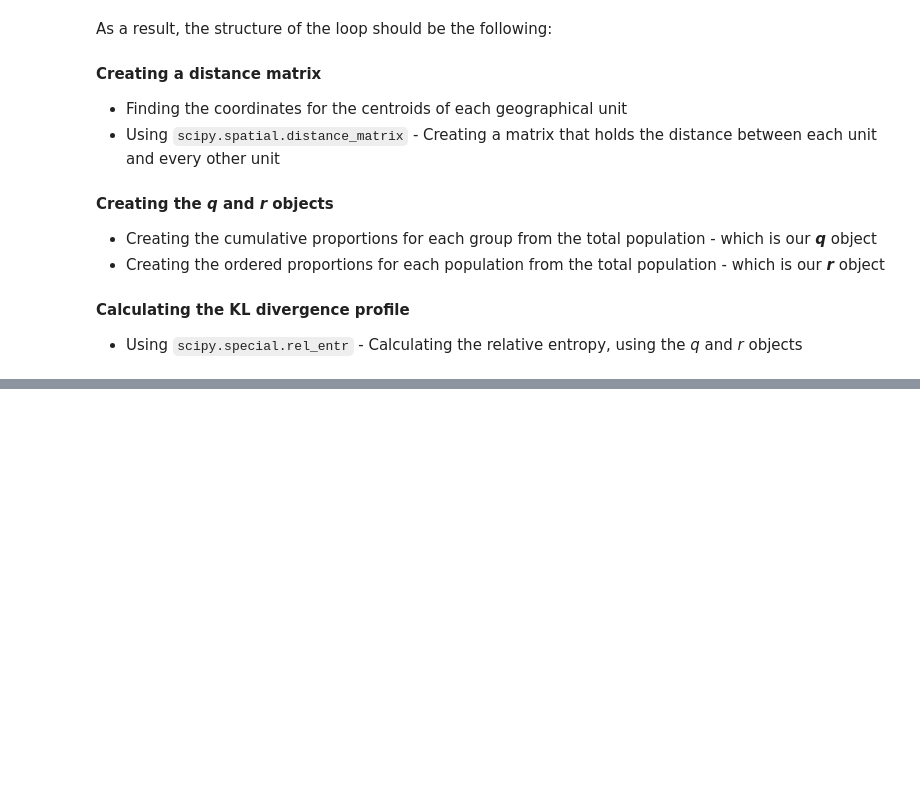
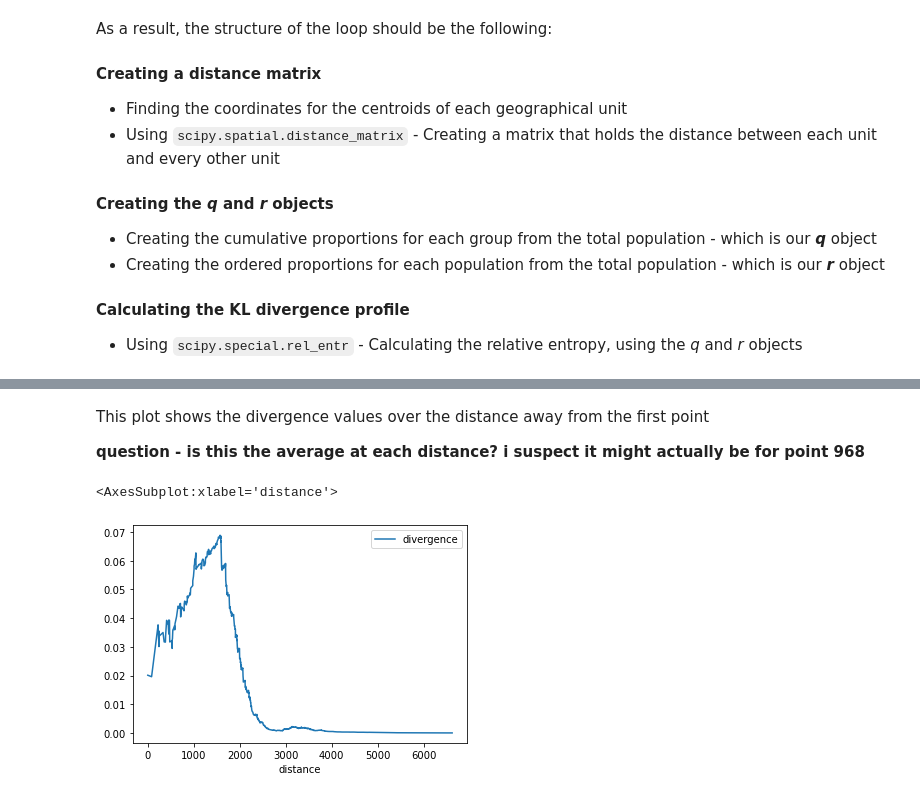
Before and after one commit to noahbouchier/GSoC-PySAL-21, a Jupyter notebook: Explanatory and Interactive Workbooks/kl_divergence.ipynb, the cells around one changed output, grey strips where cells are left out. Drawn from its saved outputs; the diff is of its cells as text; code cells hidden in the pictures; blank space fills up the shorter version.

Commit message:
:sparkles: Updating function and changes to workbooks
Updating with some improvements to the kl_divergence_profile function file and including work to build a test data example into the documentation

```diff
--- a/Explanatory and Interactive Workbooks/kl_divergence.ipynb
+++ b/Explanatory and Interactive Workbooks/kl_divergence.ipynb
@@ -119,3 +119,5 @@ for j in range (len(groups)):
+# %%
+leic_eth_population_matrix = geodata[groups].values.astype(float)
 # %% [markdown]
 The population matrix can then be viewed - the first row represents the top row of data. This can be seen in step 1 as the observation with the *oa11cd* of **E00068657**.
 
@@ -874,17 +876,17 @@ for i in range(4):
 
     q_cumul_proportions = cumul_pop / sum_cumul_pop
 
-    sum_pop_group = np.sum(leic_eth_population_matrix, axis = 0)
+    sum_pop_group = np.sum(leic_eth_population_matrix, axis = 0, keepdims = True)
 
     total_pop = np.sum(leic_eth_population_matrix)
 
     global_statistics = sum_pop_group / total_pop
 
-    r_ordered_proportions = sorted(global_statistics)
+    r_ordered_proportions = global_statistics
 
     # Calculating the KL divergence profile
 
-    kl_div_profile = scipy.special.rel_entr(q_cumul_proportions, r_ordered_proportions)
+    kl_div_profile = scipy.special.rel_entr(q_cumul_proportions, r_ordered_proportions).sum(axis = 1)
 
     # Print out the results
 
@@ -913,0 +1033,9 @@ So there we have the KL divergence profiles for the first four observations, out
+# %% [markdown]
+This plot shows the divergence values over the distance away from the first point
+
+**question - is this the average at each distance? i suspect it might actually be for point 968**
+# %%
+output.plot("distance", "divergence")
+# %% [output]
+<AxesSubplot:xlabel='distance'>
+[figure, added]
```
Also changed, not shown: parts of 16 cells of this notebook, 1 other file.
